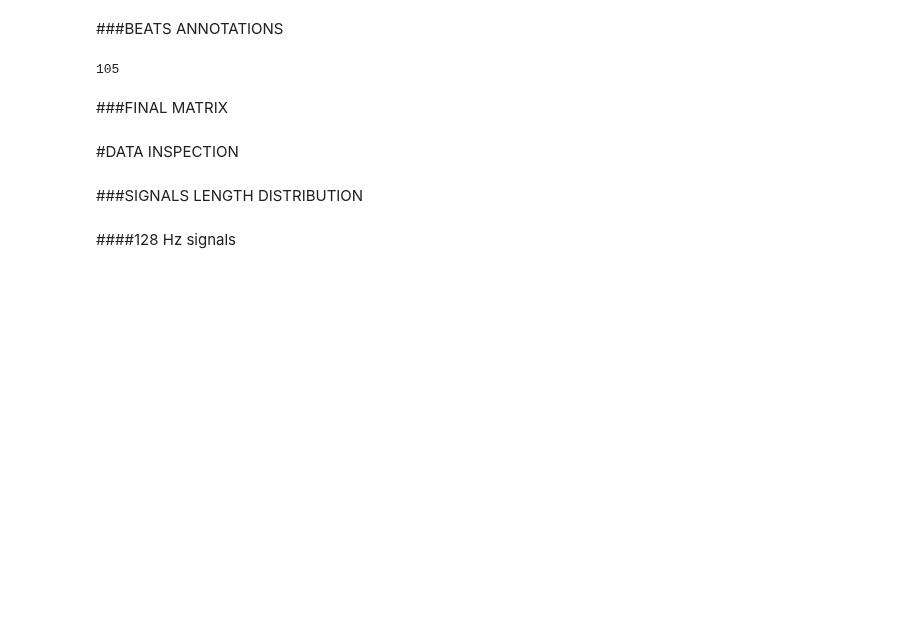
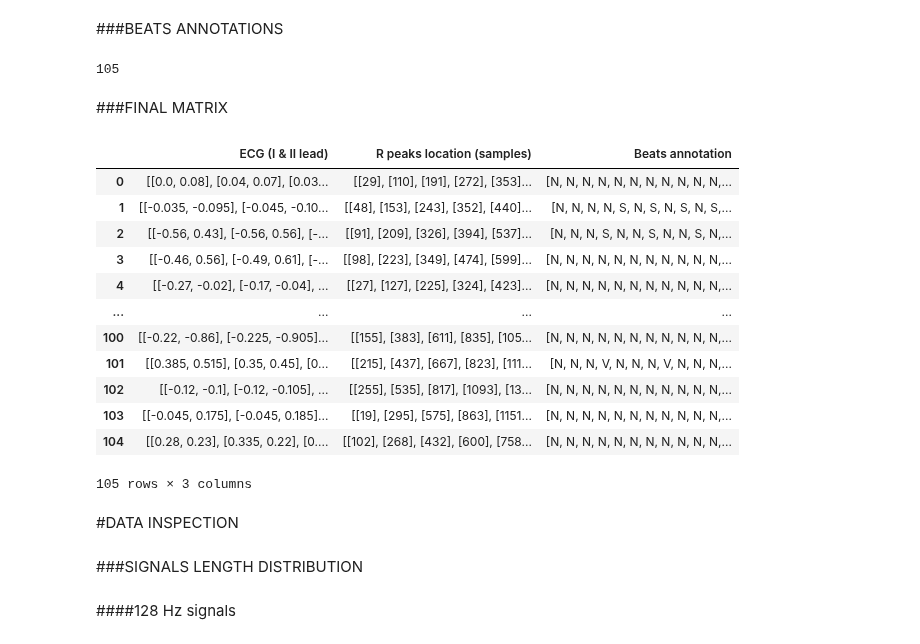
Before and after one commit to alice202122/AI_PROJECT, a Jupyter notebook: AI_Assignment.ipynb, the cells around one changed output. Saved outputs shown, nothing was run; the diff lists cells and outputs as text; code cells hidden in the pictures; blank space fills up the shorter version.

```diff
--- a/AI_Assignment.ipynb
+++ b/AI_Assignment.ipynb
@@ -117,9 +117,24 @@ num_files
 # %%
 data = []                                                                         # list initialization
 row = []                                                                          # list initialization
 for patient in range(num_files):                                                  # scrolls patient by patient
   row = [ ECGs[patient], Rpks[patient], beats_anns[patient] ]
   data.append(row)                                                                # store row in a list
+pd.DataFrame(data, columns =['ECG (I & II lead)', 'R peaks location (samples)', 'Beats annotation'])
+# %% [output]
+|  | ECG (I & II lead) | R peaks location (samples) | Beats annotation |
+| 0 | [[0.0, 0.08], [0.04, 0.07], [0.03... | [[29], [110], [191], [272], [353]... | [N, N, N, N, N, N, N, N, N, N, N,... |
+| 1 | [[-0.035, -0.095], [-0.045, -0.10... | [[48], [153], [243], [352], [440]... | [N, N, N, N, S, N, S, N, S, N, S,... |
+| 2 | [[-0.56, 0.43], [-0.56, 0.56], [-... | [[91], [209], [326], [394], [537]... | [N, N, N, S, N, N, S, N, N, S, N,... |
+| 3 | [[-0.46, 0.56], [-0.49, 0.61], [-... | [[98], [223], [349], [474], [599]... | [N, N, N, N, N, N, N, N, N, N, N,... |
+| 4 | [[-0.27, -0.02], [-0.17, -0.04], ... | [[27], [127], [225], [324], [423]... | [N, N, N, N, N, N, N, N, N, N, N,... |
+| ... | ... | ... | ... |
+| 100 | [[-0.22, -0.86], [-0.225, -0.905]... | [[155], [383], [611], [835], [105... | [N, N, N, N, N, N, N, N, N, N, N,... |
+| 101 | [[0.385, 0.515], [0.35, 0.45], [0... | [[215], [437], [667], [823], [111... | [N, N, N, V, N, N, N, V, N, N, N,... |
+| 102 | [[-0.12, -0.1], [-0.12, -0.105], ... | [[255], [535], [817], [1093], [13... | [N, N, N, N, N, N, N, N, N, N, N,... |
+| 103 | [[-0.045, 0.175], [-0.045, 0.185]... | [[19], [295], [575], [863], [1151... | [N, N, N, N, N, N, N, N, N, N, N,... |
+| 104 | [[0.28, 0.23], [0.335, 0.22], [0.... | [[102], [268], [432], [600], [758... | [N, N, N, N, N, N, N, N, N, N, N,... |
+105 rows × 3 columns
 # %% [markdown]
 #DATA INSPECTION
 # %% [markdown]
```
Also changed, not shown: parts of 27 cells of this notebook.
